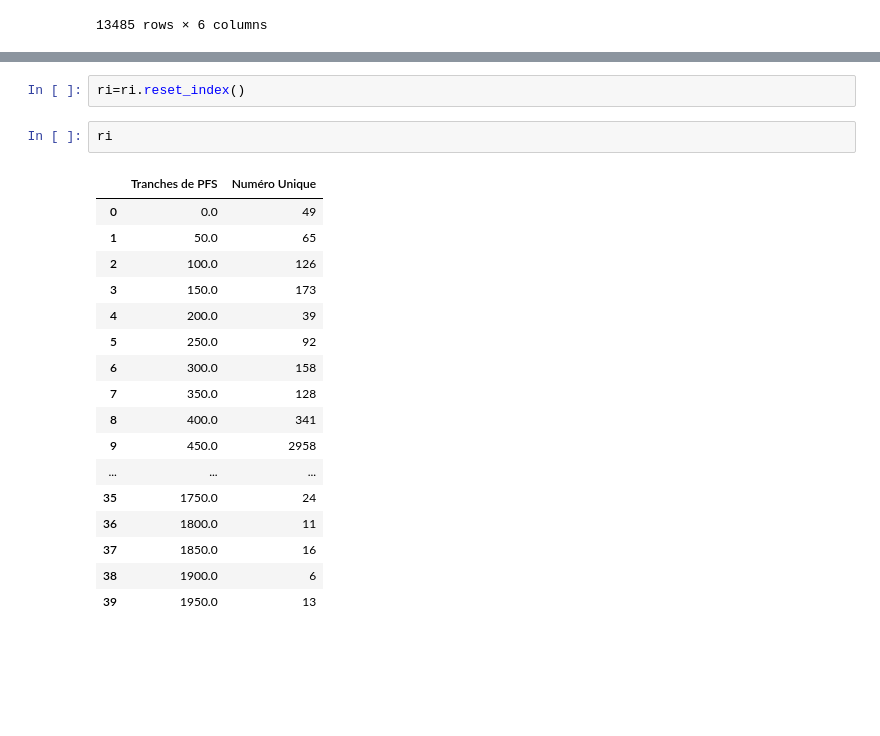
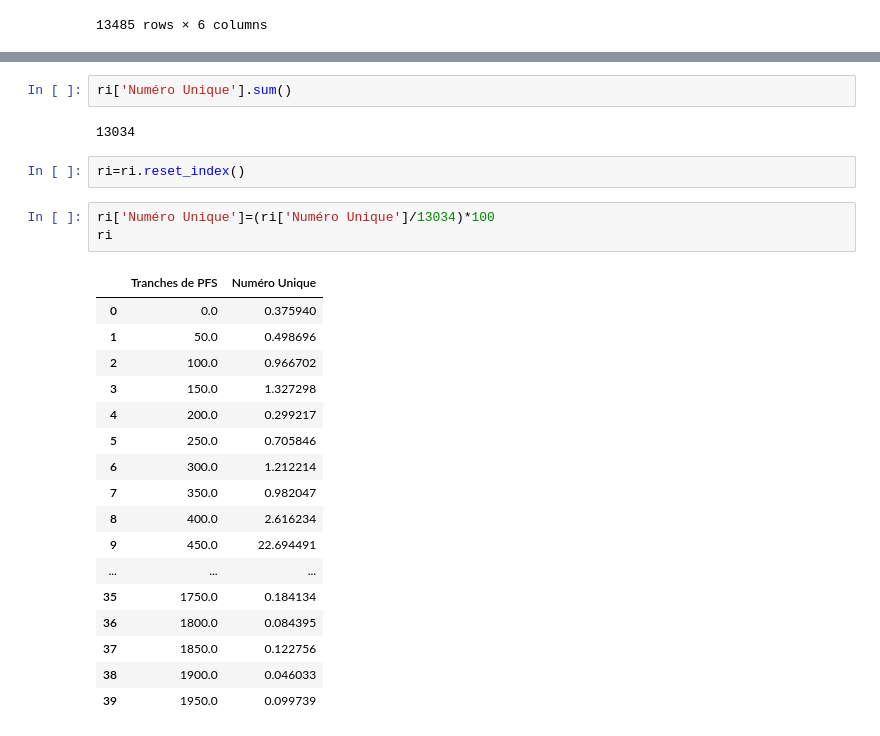
Before and after one commit to cmllbll/Social-Housing-in-France, a Jupyter notebook: Tableaux.ipynb, the cells around one changed output, grey strips where cells are left out. Saved outputs shown, nothing was run; the diff lists cells and outputs as text; blank space fills up the shorter version.

```diff
--- a/Tableaux.ipynb
+++ b/Tableaux.ipynb
@@ -616,22 +625,27 @@ ri
+# %%
+ri['Numéro Unique'].sum()
+# %% [output]
+13034
 # %%
 ri=ri.reset_index()
-# %%
-ri
-# %% [output]
-|  | Tranches de PFS | Numéro Unique |
-| 0 | 0.0 | 49 |
-| 1 | 50.0 | 65 |
-| 2 | 100.0 | 126 |
-| 3 | 150.0 | 173 |
-| 4 | 200.0 | 39 |
-| 5 | 250.0 | 92 |
-| 6 | 300.0 | 158 |
-| 7 | 350.0 | 128 |
-| 8 | 400.0 | 341 |
-| 9 | 450.0 | 2958 |
-| ... | ... | ... |
-| 35 | 1750.0 | 24 |
-| 36 | 1800.0 | 11 |
-| 37 | 1850.0 | 16 |
-| 38 | 1900.0 | 6 |
-| 39 | 1950.0 | 13 |
+# %%
+ri['Numéro Unique']=(ri['Numéro Unique']/13034)*100
+ri
+# %% [output]
+|  | Tranches de PFS | Numéro Unique |
+| 0 | 0.0 | 0.375940 |
+| 1 | 50.0 | 0.498696 |
+| 2 | 100.0 | 0.966702 |
+| 3 | 150.0 | 1.327298 |
+| 4 | 200.0 | 0.299217 |
+| 5 | 250.0 | 0.705846 |
+| 6 | 300.0 | 1.212214 |
+| 7 | 350.0 | 0.982047 |
+| 8 | 400.0 | 2.616234 |
+| 9 | 450.0 | 22.694491 |
+| ... | ... | ... |
+| 35 | 1750.0 | 0.184134 |
+| 36 | 1800.0 | 0.084395 |
+| 37 | 1850.0 | 0.122756 |
+| 38 | 1900.0 | 0.046033 |
+| 39 | 1950.0 | 0.099739 |
```
Also changed, not shown: parts of 15 cells of this notebook.
